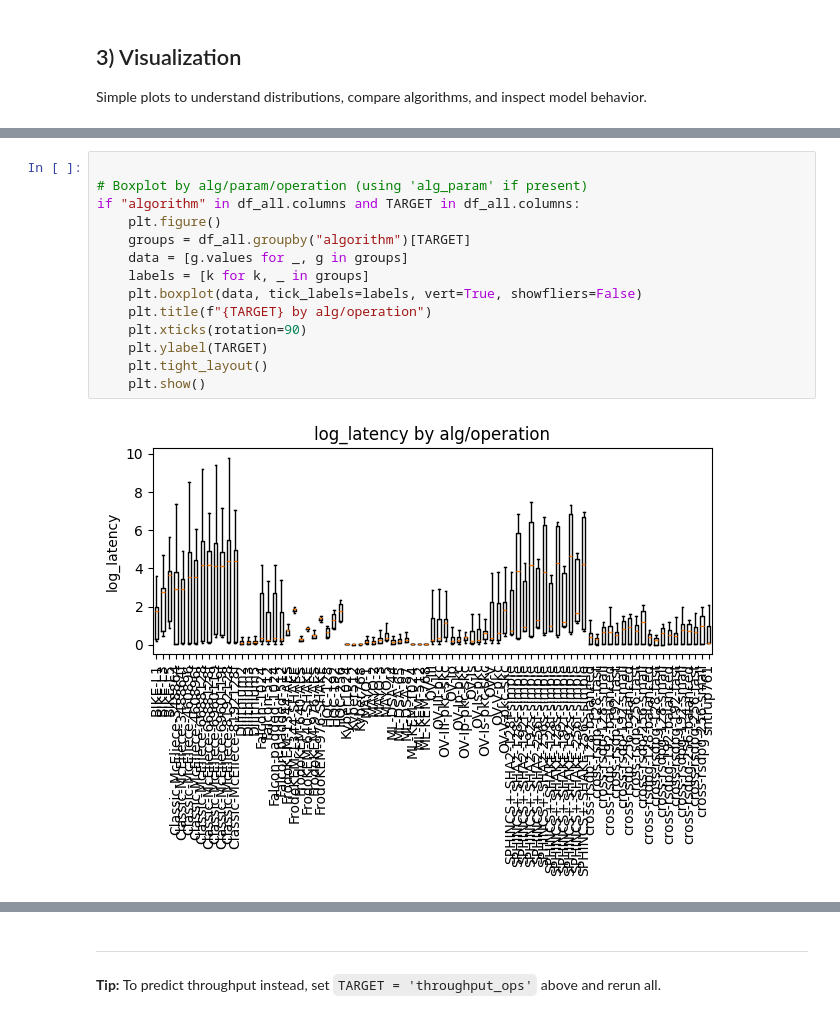
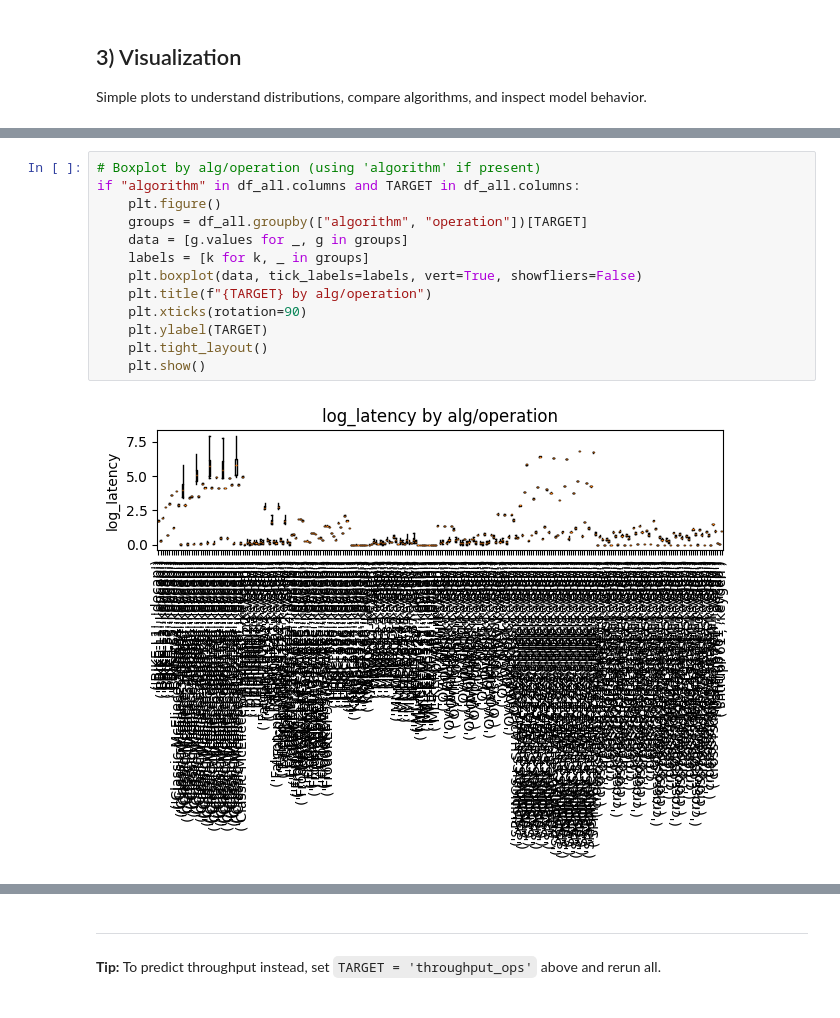
Before and after one commit to newspeedtech/381V-PQC-Perf-Modeling, a Jupyter notebook: pqc_project3.ipynb, the cells around one changed output, grey strips where cells are left out. Cells and saved outputs as stored; diff of their text form.

```diff
--- a/pqc_project3.ipynb
+++ b/pqc_project3.ipynb
@@ -1149,18 +1112,17 @@ plt.show()
 # %% [output]
 [figure]
 # %%
-
-# Boxplot by alg/param/operation (using 'alg_param' if present)
+# Boxplot by alg/operation (using 'algorithm' if present)
 if "algorithm" in df_all.columns and TARGET in df_all.columns:
     plt.figure()
-    groups = df_all.groupby("algorithm")[TARGET]
+    groups = df_all.groupby(["algorithm", "operation"])[TARGET]
     data = [g.values for _, g in groups]
     labels = [k for k, _ in groups]
     plt.boxplot(data, tick_labels=labels, vert=True, showfliers=False)
     plt.title(f"{TARGET} by alg/operation")
     plt.xticks(rotation=90)
     plt.ylabel(TARGET)
     plt.tight_layout()
     plt.show()
 # %% [output]
-[figure, old version]
+[figure, new version]
```
Also changed, not shown: parts of 19 cells of this notebook, 1 other file.
